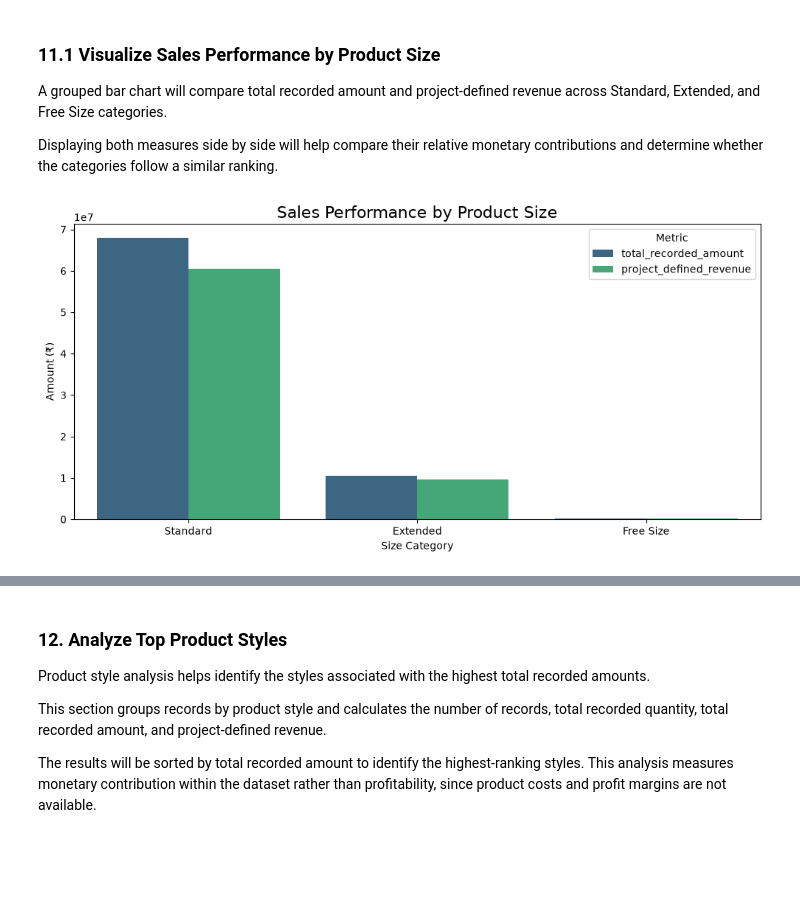
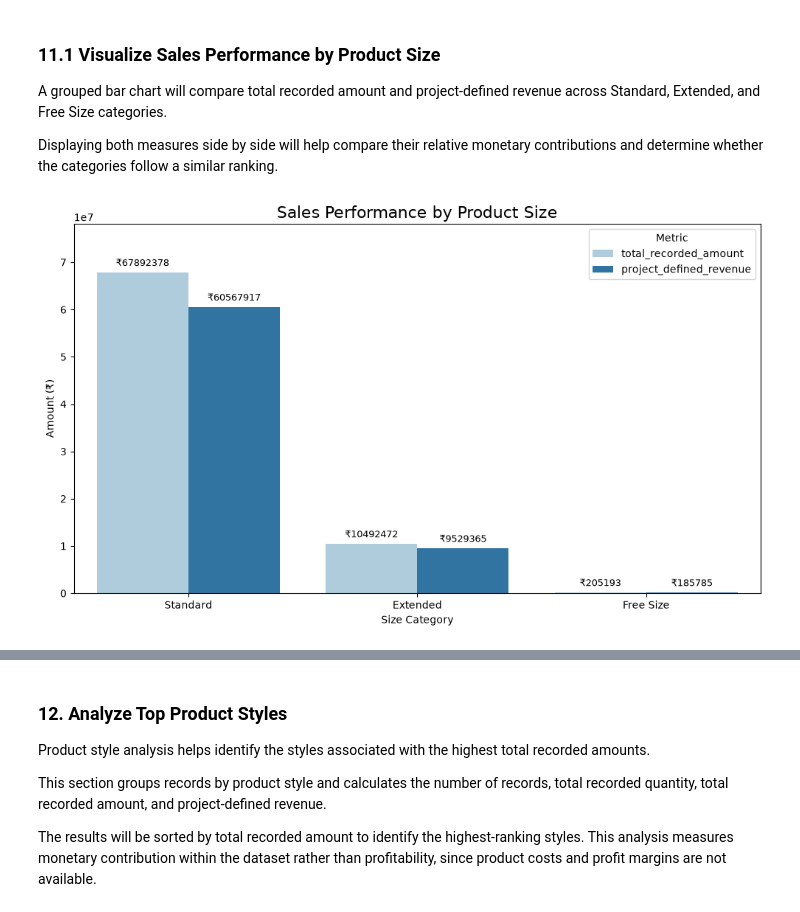
Before and after one commit to Prayasit/retailpulse-sales-analytics, a Jupyter notebook: notebooks/05_exploratory_data_analysis.ipynb, the cells around one changed output, grey strips where cells are left out. Cells and saved outputs as stored; diff of their text form; code cells hidden in the pictures; blank space fills up the shorter version.

```diff
--- a/notebooks/05_exploratory_data_analysis.ipynb
+++ b/notebooks/05_exploratory_data_analysis.ipynb
@@ -591,20 +713,35 @@ A bar chart provides a clear comparison of record counts across the three produc
 
 This visualization highlights the dominance of standard sizes and shows the relative contribution of extended and free-size products to the dataset.
 # %%
+size_plot = (
+    size_summary
+    .reset_index()
+    .sort_values("record_count", ascending=False)
+)
+
 plt.figure(figsize=(9, 5))
 
-sns.barplot(
-    data=size_summary.reset_index(),
+ax = sns.barplot(
+    data=size_plot,
     x="size_category",
     y="record_count",
     hue="size_category",
-    palette="viridis",
+    palette="flare",
     legend=False
 )
+
+for container in ax.containers:
+    ax.bar_label(
+        container,
+        fmt="%.0f",
+        padding=5,
+        fontsize=10
+    )
 
 plt.title("Product Size Distribution", fontsize=16)
 plt.xlabel("Size Category")
 plt.ylabel("Number of Records")
+plt.ylim(0, size_plot["record_count"].max() * 1.12)
 plt.tight_layout()
 plt.show()
 # %% [output]
@@ -645,33 +782,42 @@ Displaying both measures side by side will help compare their relative monetary
 # %%
 size_sales_plot = (
     size_sales_summary
     .reset_index()
     .melt(
         id_vars="size_category",
         value_vars=[
             "total_recorded_amount",
             "project_defined_revenue"
         ],
         var_name="metric",
         value_name="amount"
     )
 )
 
-plt.figure(figsize=(10, 5))
+plt.figure(figsize=(10, 6))
 
-sns.barplot(
+ax = sns.barplot(
     data=size_sales_plot,
     x="size_category",
     y="amount",
     hue="metric",
-    palette="viridis"
+    palette="Paired"
 )
+
+for container in ax.containers:
+    ax.bar_label(
+        container,
+        fmt="₹%.0f",
+        padding=4,
+        fontsize=9
+    )
 
 plt.title("Sales Performance by Product Size", fontsize=16)
 plt.xlabel("Size Category")
 plt.ylabel("Amount (₹)")
 plt.legend(title="Metric")
+plt.ylim(0, size_sales_plot["amount"].max() * 1.15)
 plt.tight_layout()
 plt.show()
 # %% [output]
-[figure, old version]
+[figure, new version]
```
Also changed, not shown: parts of 42 cells of this notebook.
